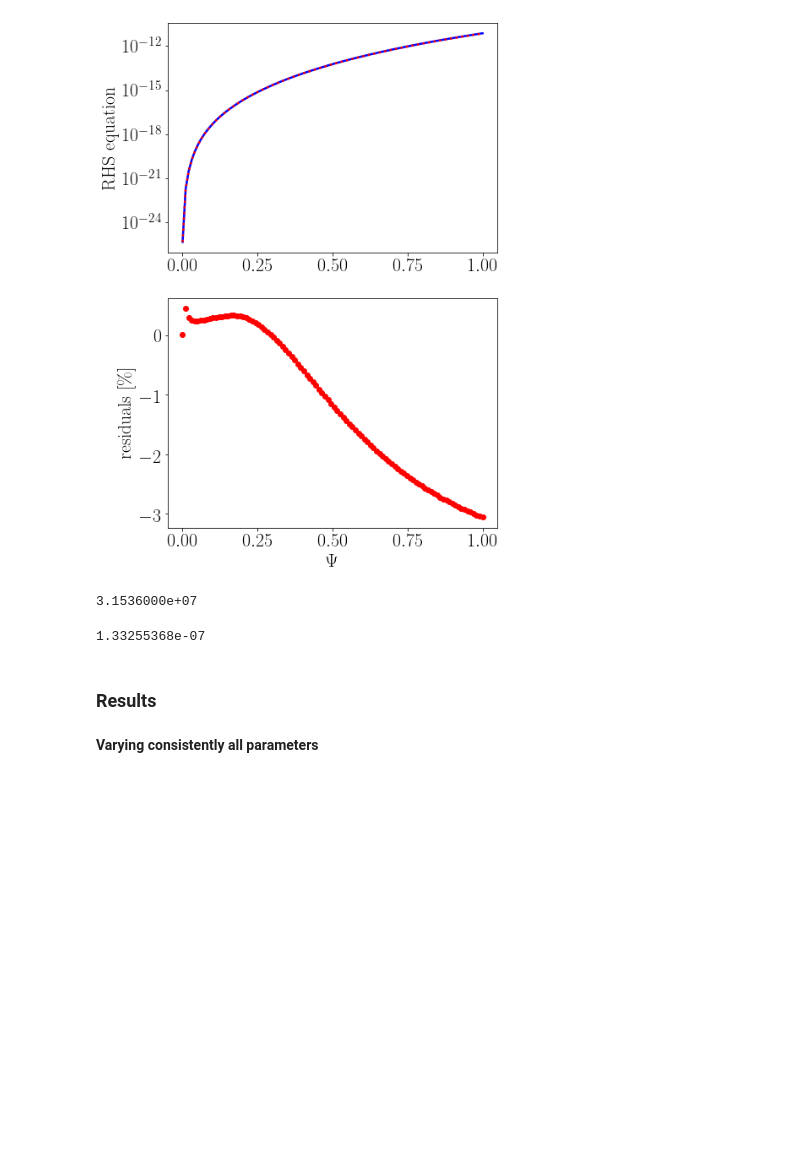
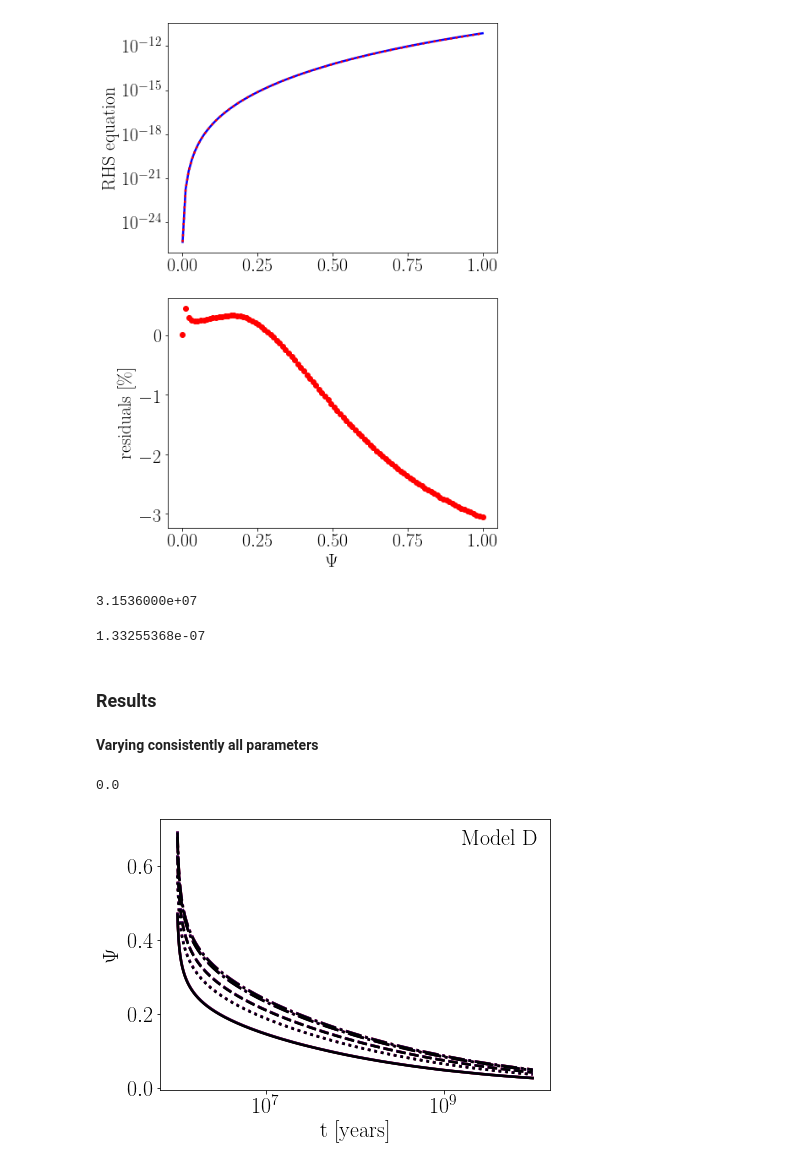
Before and after one commit to mariabenitocst/brown_dwarfs_palatini, a Jupyter notebook: jupyter-notebook/evolution_degeneracy.ipynb, the cells around one changed output. Saved outputs shown, nothing was run; the diff lists cells and outputs as text; code cells hidden in the pictures; blank space fills up the shorter version.

```diff
--- a/jupyter-notebook/evolution_degeneracy.ipynb
+++ b/jupyter-notebook/evolution_degeneracy.ipynb
@@ -206,12 +206,55 @@ print("%.7e" %(3600.*24.*365.))
 # %% [markdown]
 ### Results
 # %%
-ls     = ["solid", "dotted", "dashed", "dashdot", "dashdotdotted", "densely dashdotted"]
+ls     = ["solid", "dotted", "dashed", "dashdot", "-."] #dashdotdotted"]
 
 # masses
 M      = [0.01, 0.03, 0.05, 0.08, 0.09]
 
-colors = bokeh.palettes.magma(len(M))
+colors = bokeh.palettes.magma(6) # 6 different combinations of alpha parameters
 colors = colors[::-1] # reverse tuple
 # %% [markdown]
 **Varying consistently all parameters**
+# %%
+# import data
+alpha = [-0.1, -0.01, 0., 0.006, 0.010, 0.015]
+time  = {}
+psi   = {}
+for a in alpha:
+    try:
+        data  = np.genfromtxt("../data/evolution_degeneracy_alpha="+str(a)+".dat", unpack=True)
+    except:
+        print(a)
+        data  = np.genfromtxt("../data/evolution_degeneracy_alpha=0.dat", unpack=True)
+    time[a] = data[0]
+    psi[a]  = {}
+    i       = 1
+    for m in M:
+        psi[a][m] = data[i]
+        i += 1
+# %% [output]
+0.0
+# %%
+fig, ax = plt.subplots(1, 1, figsize=(7, 5))
+
+j = 0
+for a in alpha:
+    i = 0
+    for m in M:
+        ax.plot(time[a], psi[a][m], ls=ls[i], lw=2.5, color=colors[j])
+        i += 1
+    j = j+1
+
+text_box = AnchoredText("Model D", frameon=False, loc=1, pad=0.01)
+plt.setp(text_box.patch, facecolor="white")
+ax.add_artist(text_box)
+
+#ax.grid(ls='--', alpha=0.5, which="both") # plot grid
+#for axis in ['top','bottom','left','right']: # change linesize of borders - aesthetics
+#    ax.spines[axis].set_linewidth(1.5)
+
+ax.set_ylabel(r"$\Psi$")
+ax.set_xlabel("t [years]")
+ax.set_xscale("log")
+# %% [output]
+[figure, added]
```
Also changed, not shown: parts of 1 cell of this notebook.
